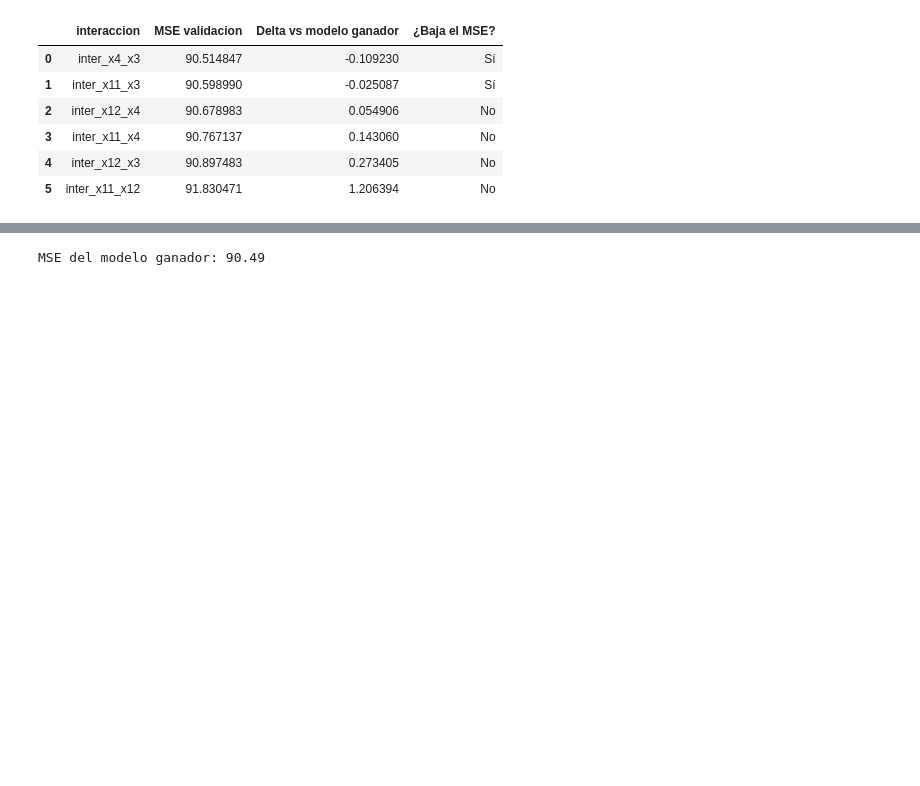
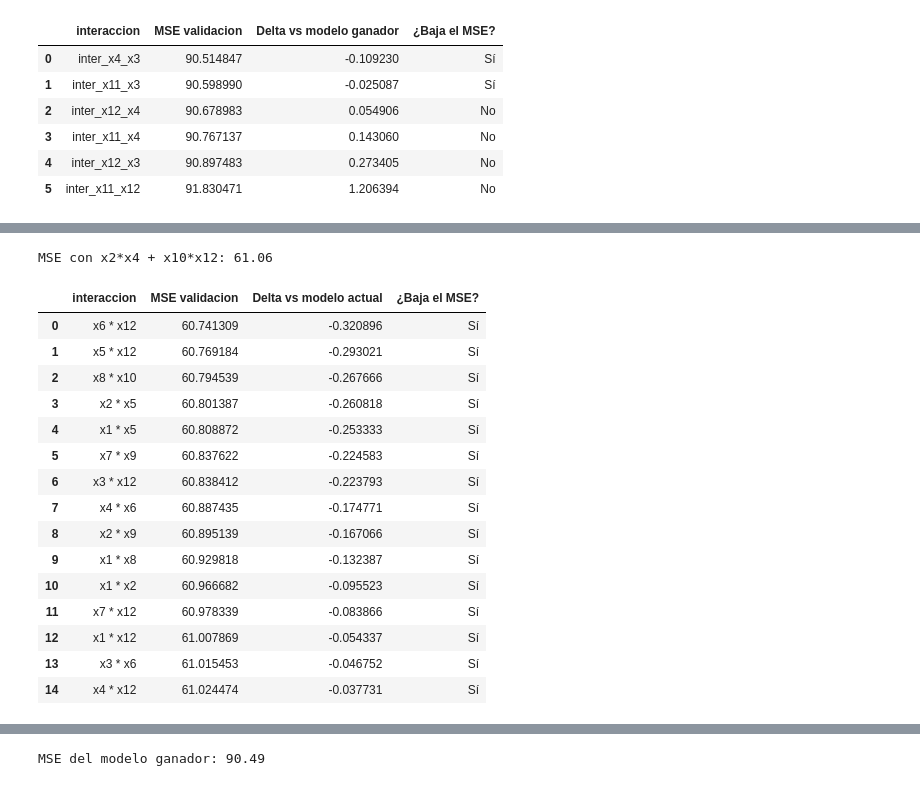
Before and after one commit to nasaul/mineria_datos, a Jupyter notebook: tareas/tarea_01_aproximacion_funcion.ipynb, the cells around one changed output, grey strips where cells are left out. Cells and saved outputs as stored; diff of their text form; code cells hidden in the pictures; blank space fills up the shorter version.

```diff
--- a/tareas/tarea_01_aproximacion_funcion.ipynb
+++ b/tareas/tarea_01_aproximacion_funcion.ipynb
@@ -673,0 +784,52 @@ inter_x4_x3: MSE = 90.51 | ¿baja? Sí
+# %%
+# Tercera ronda: agregamos tambien x10*x12 y buscamos otra mejora.
+MI_MODELO_INTERACCIONES = {
+    **MI_MODELO_GANADOR,
+    "inter_x2_x4": lambda d: d["x2"] * d["x4"],
+    "inter_x10_x12": lambda d: d["x10"] * d["x12"],
+}
+
+_, mse_modelo_interacciones, _, _ = ajusta(MI_MODELO_INTERACCIONES)
+resultados_tercera_ronda = []
+
+for variable_a, variable_b in combinations(VARIABLES, 2):
+    nombre = f"inter_{variable_a}_{variable_b}"
+    if nombre in {"inter_x2_x4", "inter_x10_x12"}:
+        continue
+
+    interaccion = lambda d, a=variable_a, b=variable_b: d[a] * d[b]
+    columnas_modelo = {**MI_MODELO_INTERACCIONES, nombre: interaccion}
+    _, mse_interaccion, _, _ = ajusta(columnas_modelo)
+    resultados_tercera_ronda.append({
+        "interaccion": f"{variable_a} * {variable_b}",
+        "MSE validacion": mse_interaccion,
+        "Delta vs modelo actual": mse_interaccion - mse_modelo_interacciones,
+        "¿Baja el MSE?": "Sí" if mse_interaccion < mse_modelo_interacciones else "No",
+    })
+
+tabla_tercera_ronda = (
+    pd.DataFrame(resultados_tercera_ronda)
+    .sort_values("MSE validacion")
+    .reset_index(drop=True)
+)
+
+print(f"MSE con x2*x4 + x10*x12: {mse_modelo_interacciones:.2f}")
+display(tabla_tercera_ronda.head(15))
+# %% [output]
+MSE con x2*x4 + x10*x12: 61.06
+|  | interaccion | MSE validacion | Delta vs modelo actual | ¿Baja el MSE? |
+| 0 | x6 * x12 | 60.741309 | -0.320896 | Sí |
+| 1 | x5 * x12 | 60.769184 | -0.293021 | Sí |
+| 2 | x8 * x10 | 60.794539 | -0.267666 | Sí |
+| 3 | x2 * x5 | 60.801387 | -0.260818 | Sí |
+| 4 | x1 * x5 | 60.808872 | -0.253333 | Sí |
+| 5 | x7 * x9 | 60.837622 | -0.224583 | Sí |
+| 6 | x3 * x12 | 60.838412 | -0.223793 | Sí |
+| 7 | x4 * x6 | 60.887435 | -0.174771 | Sí |
+| 8 | x2 * x9 | 60.895139 | -0.167066 | Sí |
+| 9 | x1 * x8 | 60.929818 | -0.132387 | Sí |
+| 10 | x1 * x2 | 60.966682 | -0.095523 | Sí |
+| 11 | x7 * x12 | 60.978339 | -0.083866 | Sí |
+| 12 | x1 * x12 | 61.007869 | -0.054337 | Sí |
+| 13 | x3 * x6 | 61.015453 | -0.046752 | Sí |
+| 14 | x4 * x12 | 61.024474 | -0.037731 | Sí |
```
Also changed, not shown: parts of 5 cells of this notebook, 1 other file.
